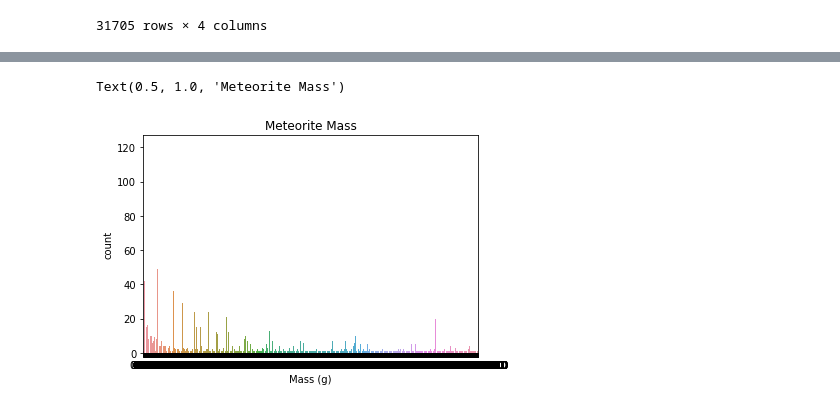
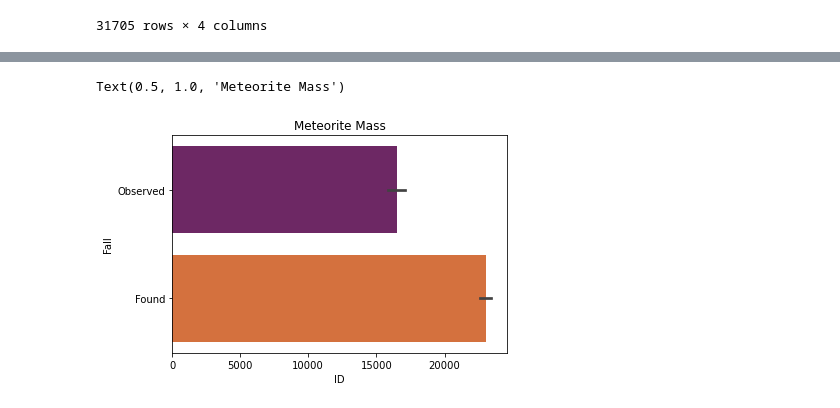
Before and after one commit to data301-2020-winter2/course-project-group_1008, a Jupyter notebook: analysis/Laura/milestone2.ipynb, the cells around one changed output, grey strips where cells are left out. Cells and saved outputs as stored; diff of their text form; code cells hidden in the pictures.

```diff
--- a/analysis/Laura/milestone2.ipynb
+++ b/analysis/Laura/milestone2.ipynb
@@ -84,0 +96,3 @@ laura
+# %%
+dfnew = df[df['Latitude'] > -60]
+dfnew.describe()
@@ -85,5 +125,5 @@ laura
 # %%
-sns.countplot(x="Mass (g)", data=laura).set_title("Meteorite Mass")
+sns.barplot(x="ID", y="Fall", palette="inferno", data=dfnew).set_title("Meteorite Mass")
 # %% [output]
 Text(0.5, 1.0, 'Meteorite Mass')
-[figure, old version]
+[figure, new version]
```
Also changed, not shown: parts of 22 cells of this notebook, 1 other file.
